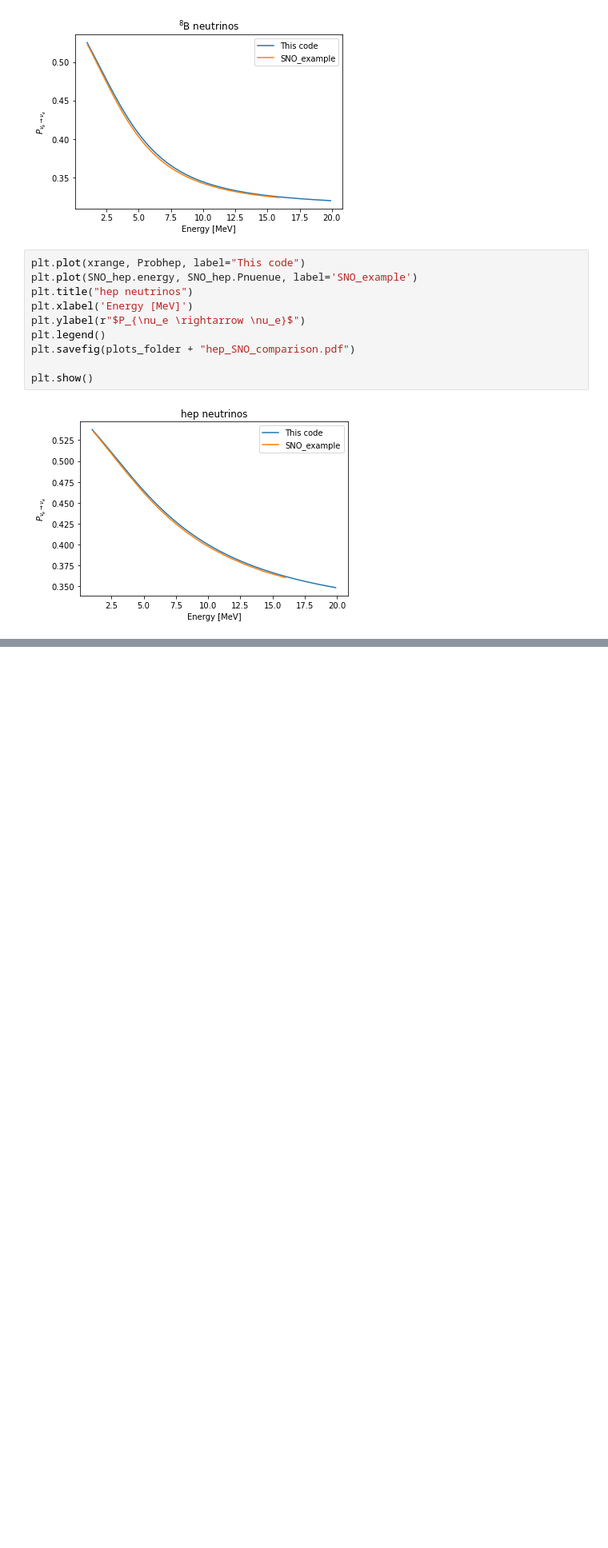
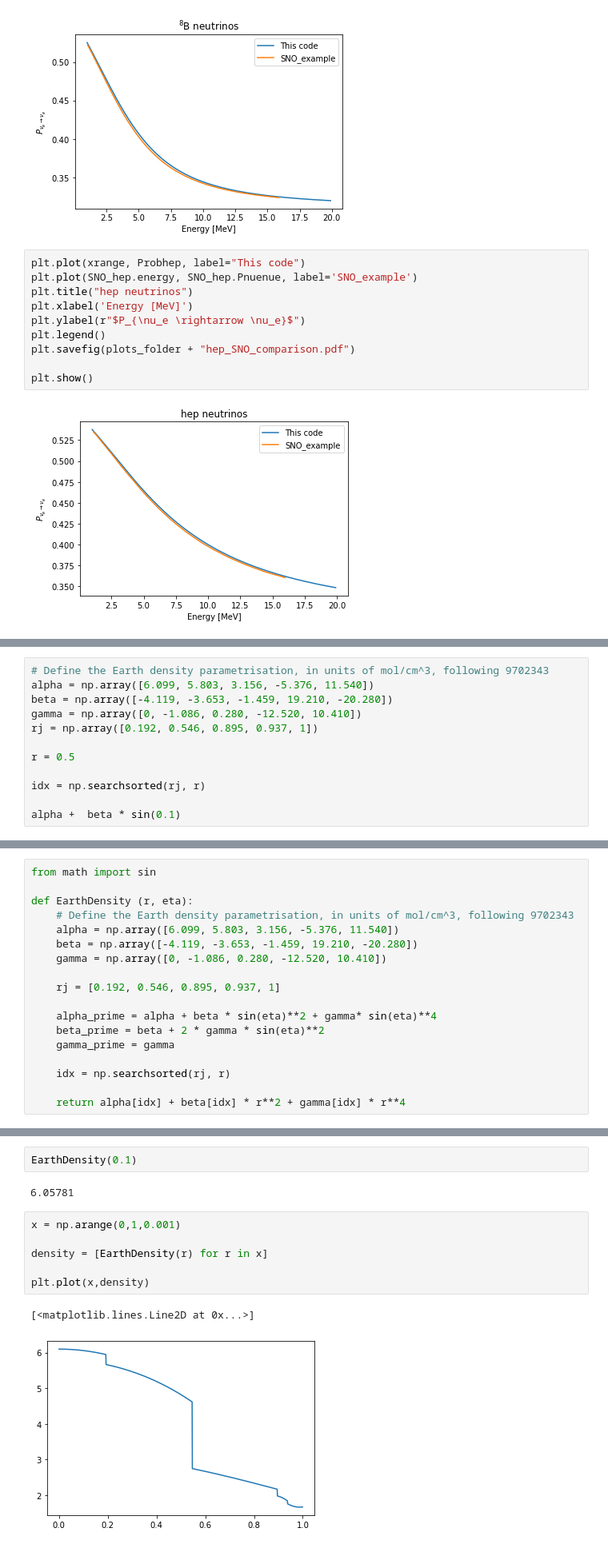
Before and after one commit to michelelucente/PEANUTS, a Jupyter notebook: Code/Functions/working_notebook.ipynb, the cells around one changed output, grey strips where cells are left out. Shown at 80% size. Drawn from its saved outputs; the diff is of its cells as text; blank space fills up the shorter version.

Commit message:
Added density function to Jupyter notebook. Update .gitignore

```diff
--- a/Code/Functions/working_notebook.ipynb
+++ b/Code/Functions/working_notebook.ipynb
@@ -157,0 +168,12 @@ plt.show()
+# %%
+# Define the Earth density parametrisation, in units of mol/cm^3, following 9702343
+alpha = np.array([6.099, 5.803, 3.156, -5.376, 11.540])
+beta = np.array([-4.119, -3.653, -1.459, 19.210, -20.280])
+gamma = np.array([0, -1.086, 0.280, -12.520, 10.410])
+rj = np.array([0.192, 0.546, 0.895, 0.937, 1])
+
+r = 0.5
+
+idx = np.searchsorted(rj, r)
+
+alpha +  beta * sin(0.1)
@@ -157,0 +182,18 @@ plt.show()
+# %%
+from math import sin
+
+def EarthDensity (r, eta):
+    # Define the Earth density parametrisation, in units of mol/cm^3, following 9702343
+    alpha = np.array([6.099, 5.803, 3.156, -5.376, 11.540])
+    beta = np.array([-4.119, -3.653, -1.459, 19.210, -20.280])
+    gamma = np.array([0, -1.086, 0.280, -12.520, 10.410])
+
+    rj = [0.192, 0.546, 0.895, 0.937, 1]
+
+    alpha_prime = alpha + beta * sin(eta)**2 + gamma* sin(eta)**4
+    beta_prime = beta + 2 * gamma * sin(eta)**2
+    gamma_prime = gamma
+
+    idx = np.searchsorted(rj, r)
+
+    return alpha[idx] + beta[idx] * r**2 + gamma[idx] * r**4
@@ -157,0 +208,13 @@ plt.show()
+# %%
+EarthDensity(0.1)
+# %% [output]
+6.05781
+# %%
+x = np.arange(0,1,0.001)
+
+density = [EarthDensity(r) for r in x]
+
+plt.plot(x,density)
+# %% [output]
+[<matplotlib.lines.Line2D at 0x...>]
+[figure, added]
```
Also changed, not shown: parts of 12 cells of this notebook, 7 other files.
